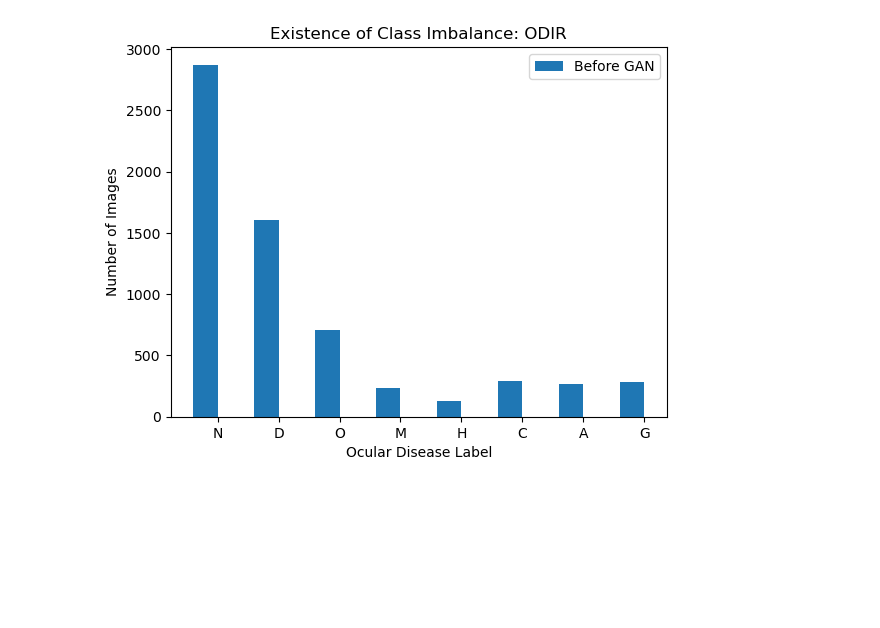
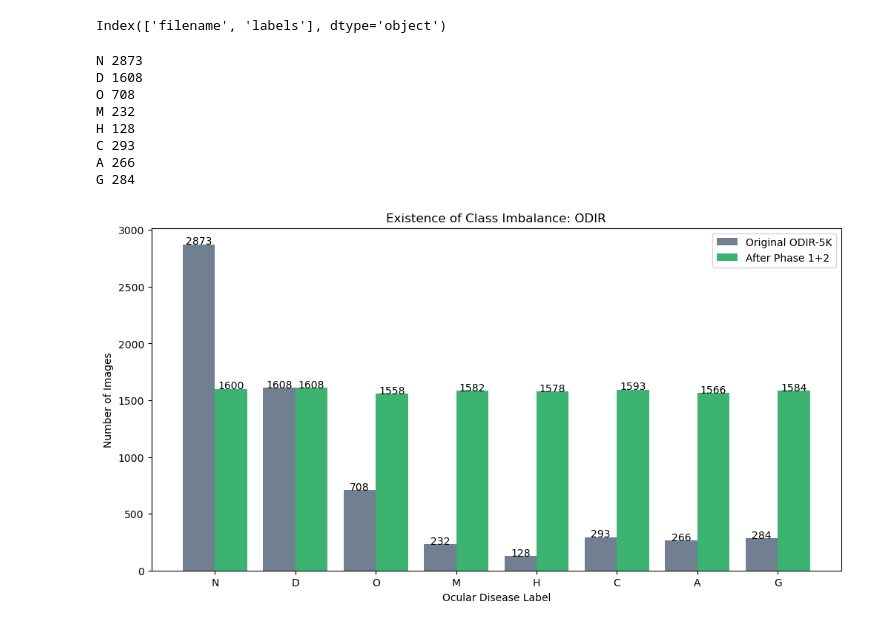
Before and after one commit to rachaeltc/class_imbalance_4440, a Jupyter notebook: code/visualize.ipynb, the cells around one changed output. Drawn from its saved outputs; the diff is of its cells as text; code cells hidden in the pictures; blank space fills up the shorter version.

Commit message:
visualization and image aug notebook

```diff
--- a/code/visualize.ipynb
+++ b/code/visualize.ipynb
@@ -3,27 +3,49 @@ import pandas as pd
 import numpy as np
 import matplotlib.pyplot as plt
 # %%
-odir_df = pd.read_csv("odir_labels.csv")
+odir_df = pd.read_csv("../data/odir_labels.csv")
+bal_odir_df = pd.read_csv("../data/balanced_odir_labels.csv")
+# %%
+odir_df.columns
+# %% [output]
+Index(['filename', 'labels'], dtype='object')
 # %%
 x = list(odir_df.labels.unique())
 y_before = [odir_df['labels'].value_counts()[label] for label in x]
-y_after = [odir_df['labels'].value_counts()[label] for label in x]
+y_after = [bal_odir_df['labels'].value_counts()[label] for label in x]
+# %%
+for cla in zip(x, y_before):
+    print(cla[0], cla[1])
+# %% [output]
+N 2873
+D 1608
+O 708
+M 232
+H 128
+C 293
+A 266
+G 284
 # %%
 X_axis = np.arange(len(x))
 
-plt.bar(X_axis-0.2, y_before, 0.4, label="Before GAN")
-#plt.bar(X_axis+0.2, y_after, 0.4, label="After GAN")
+plt.figure(figsize=(12,6))
+plt.bar(X_axis-0.2, y_before, 0.4, label="Original ODIR-5K", color = 'slategray')
+plt.bar(X_axis+0.2, y_after, 0.4, label="After Phase 1+2", color='mediumseagreen')
+
+for i in range(len(x)):
+    plt.text(i-0.2, y_before[i], y_before[i], ha = 'center')
+    plt.text(i+0.2, y_after[i], y_after[i], ha = 'center')
 
 # giving title to the plot
 plt.title("Existence of Class Imbalance: ODIR")
 
 # giving X and Y labels
 plt.xticks(X_axis, x)
 plt.xlabel("Ocular Disease Label")
 plt.ylabel("Number of Images")
 
 # visualizing the plot
 plt.legend()
 plt.show()
 # %% [output]
-[figure, old version]
+[figure, new version]
```
Also changed, not shown: 2 other files.
